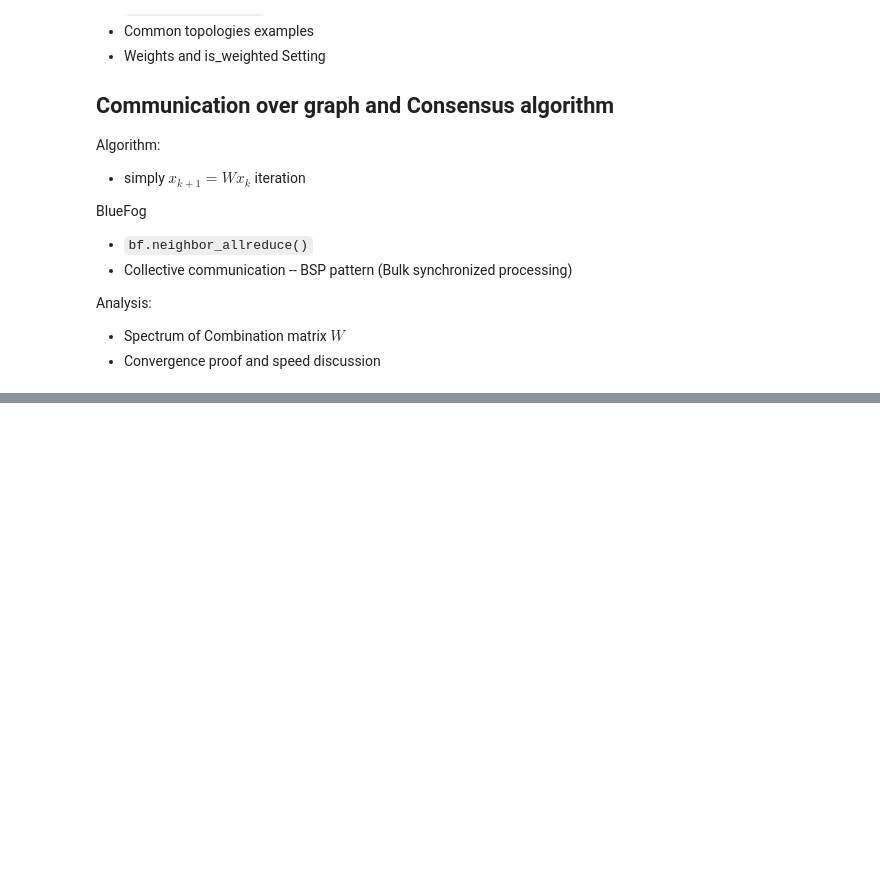
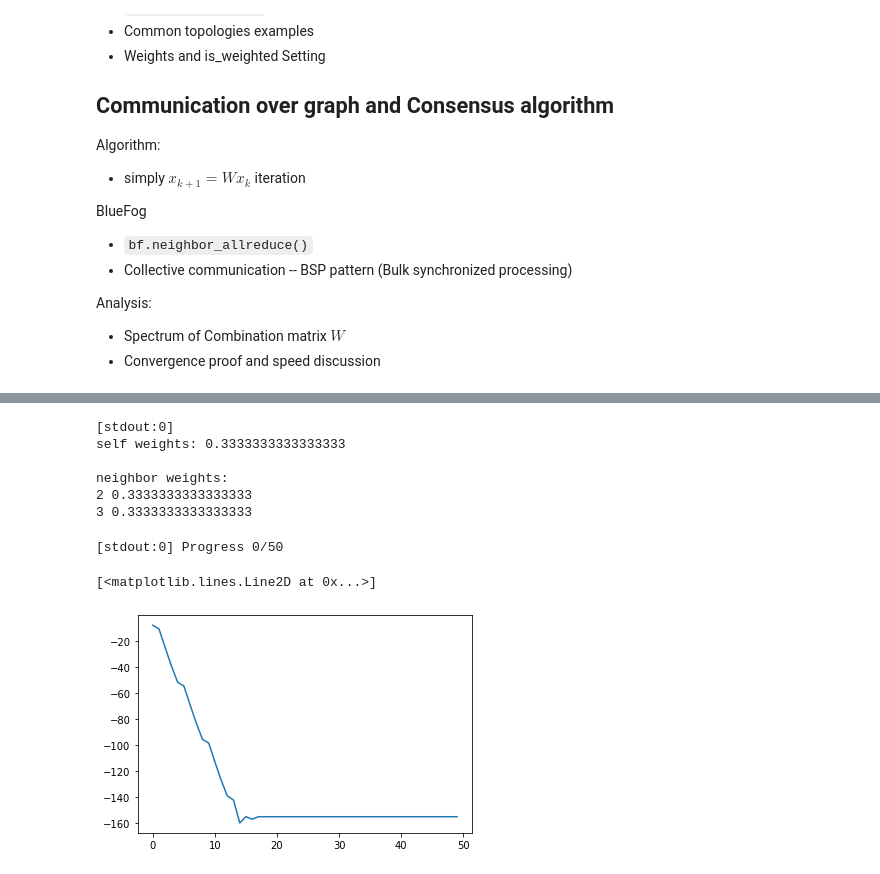
Before and after one commit to Bluefog-Lib/bluefog-tutorial, a Jupyter notebook: Section 2/Average-Consensus.ipynb, the cells around one changed output, grey strips where cells are left out. Saved outputs shown, nothing was run; the diff lists cells and outputs as text; code cells hidden in the pictures; blank space fills up the shorter version.

```diff
--- a/Section 2/Average-Consensus.ipynb
+++ b/Section 2/Average-Consensus.ipynb
@@ -35,0 +110,26 @@ Analysis:
+# %%
+%%px
+# Scale weights
+
+if bf.rank() == 0:
+    print('self weights: {}\n'.format(self_weight))
+    print('neighbor weights:')
+    for k, v in neighbor_weights.items():
+        print(k, v)
+
+# self_weight = (self_weight+1)/2
+# for k, v in neighbor_weights.items():
+#     neighbor_weights[k] = v/2
+
+# if bf.rank() == 0:
+#     print('self weights: {}\n'.format(self_weight))
+#     print('neighbor weights:')
+#     for k, v in neighbor_weights.items():
+#         print(k, v)
+# %% [output]
+[stdout:0]
+self weights: 0.3333333333333333
+
+neighbor weights:
+2 0.3333333333333333
+3 0.3333333333333333
@@ -35,0 +142,22 @@ Analysis:
+# %%
+%%px
+
+maxite = 50
+
+MSE = torch.zeros((maxite, 1))
+for ite in range(maxite):
+
+    if bf.rank()==0:
+        if ite%100 == 0:
+            print('Progress {}/{}'.format(ite, maxite))
+
+    x, MSE[ite] = avg_consensus(x)
+# %% [output]
+[stdout:0] Progress 0/50
+# %%
+%px MSE = 10 * torch.log(MSE)
+MSE = dview.pull('MSE', block=True, targets=0)
+plt.plot(MSE)
+# %% [output]
+[<matplotlib.lines.Line2D at 0x...>]
+[figure, added]
```
Also changed, not shown: parts of 11 cells of this notebook, 2 other files.
